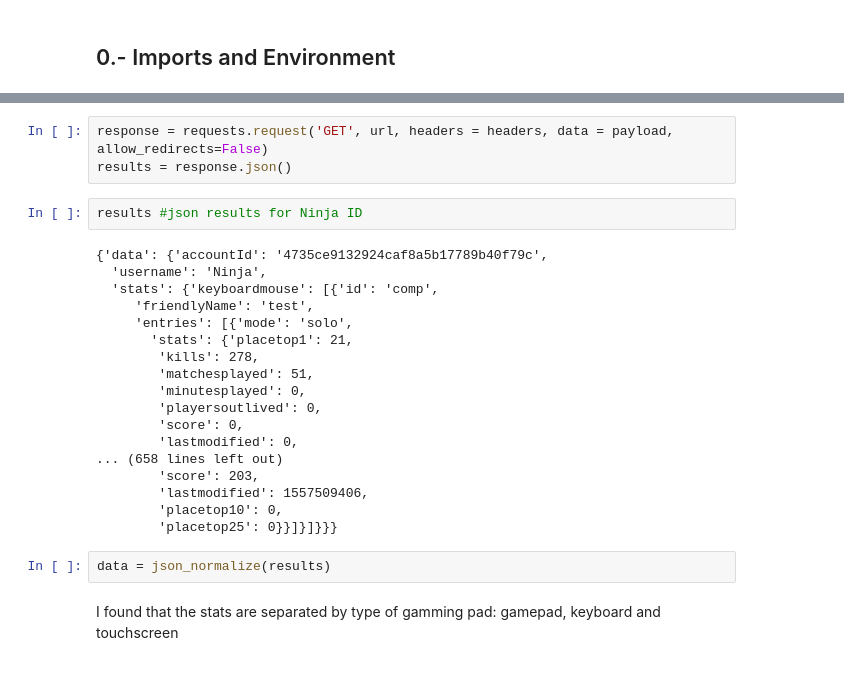
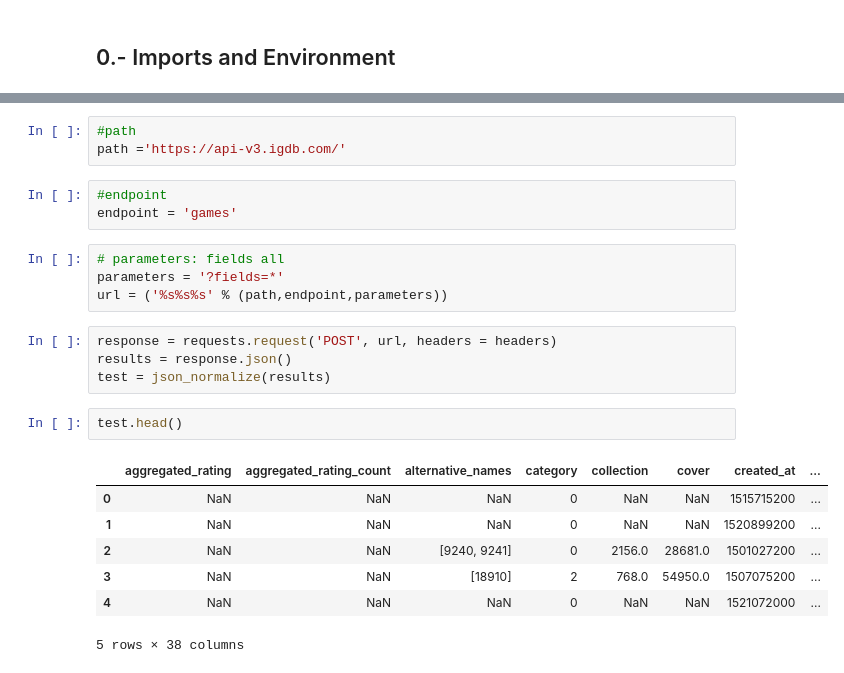
Before and after one commit to ta-datapt-bcn/project-web, a Jupyter notebook: your-code/Main.ipynb, the cells around one changed output, grey strips where cells are left out. Drawn from its saved outputs; the diff is of its cells as text.

```diff
--- a/your-code/Main.ipynb
+++ b/your-code/Main.ipynb
@@ -32,27 +31,24 @@ url = ('https://fortnite-api.theapinetwork.com/prod09/users/public/br_stats_v2?u
+# %%
+#path
+path ='https://api-v3.igdb.com/'
+# %%
+#endpoint
+endpoint = 'games'
+# %%
+# parameters: fields all
+parameters = '?fields=*'
+url = ('%s%s%s' % (path,endpoint,parameters))
 # %%
-response = requests.request('GET', url, headers = headers, data = payload, allow_redirects=False)
+response = requests.request('POST', url, headers = headers)
 results = response.json()
+test = json_normalize(results)
-# %%
-results #json results for Ninja ID
-# %% [output]
-{'data': {'accountId': '4735ce9132924caf8a5b17789b40f79c',
-  'username': 'Ninja',
-  'stats': {'keyboardmouse': [{'id': 'comp',
-     'friendlyName': 'test',
-     'entries': [{'mode': 'solo',
-       'stats': {'placetop1': 21,
-        'kills': 278,
-        'matchesplayed': 51,
-        'minutesplayed': 0,
-        'playersoutlived': 0,
-        'score': 0,
-        'lastmodified': 0,
-... (658 lines left out)
-        'score': 203,
-        'lastmodified': 1557509406,
-        'placetop10': 0,
-        'placetop25': 0}}]}]}}}
-# %%
-data = json_normalize(results)
-# %% [markdown]
-I found that the stats are separated by type of gamming pad: gamepad, keyboard and touchscreen
+# %%
+test.head()
+# %% [output]
+|  | aggregated_rating | aggregated_rating_count | alternative_names | category | collection | cover | created_at | ... |
+| 0 | NaN | NaN | NaN | 0 | NaN | NaN | 1515715200 | ... |
+| 1 | NaN | NaN | NaN | 0 | NaN | NaN | 1520899200 | ... |
+| 2 | NaN | NaN | [9240, 9241] | 0 | 2156.0 | 28681.0 | 1501027200 | ... |
+| 3 | NaN | NaN | [18910] | 2 | 768.0 | 54950.0 | 1507075200 | ... |
+| 4 | NaN | NaN | NaN | 0 | NaN | NaN | 1521072000 | ... |
+5 rows × 38 columns
```
Also changed, not shown: parts of 71 cells of this notebook, 1 other file.
